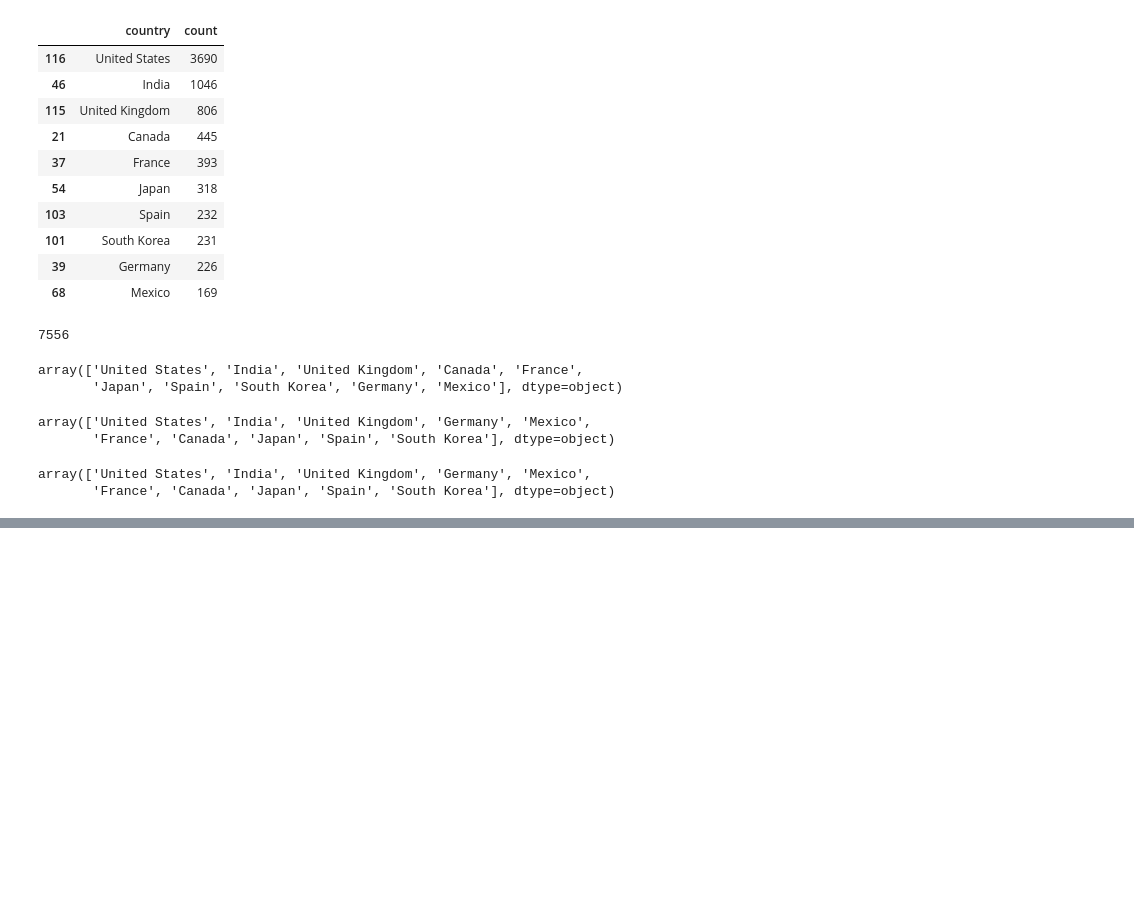
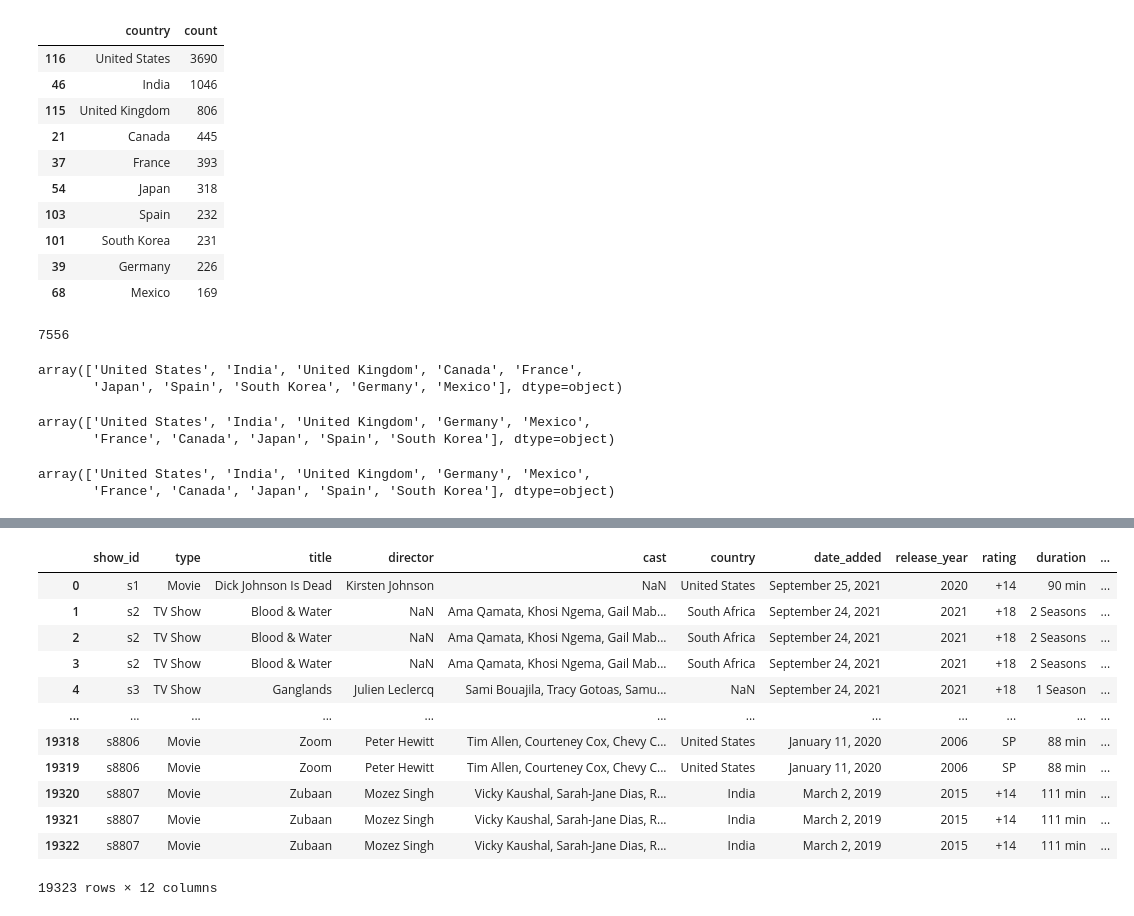
Before and after one commit to Adalab/DA-PROMO-B-MODULO-3-SPRINT-2-ANAIS-PAULA, a Jupyter notebook: directors.ipynb, the cells around one changed output, grey strips where cells are left out. Saved outputs shown, nothing was run; the diff lists cells and outputs as text; code cells hidden in the pictures; blank space fills up the shorter version.

```diff
--- a/directors.ipynb
+++ b/directors.ipynb
@@ -341,0 +360,10 @@ array(['United States', 'India', 'United Kingdom', 'Germany', 'Mexico',
+# %%
+dfl = dfl.explode('listed_in')
+# %%
+def espais (col):
+    try:
+        return col.strip()
+    except:
+        pass
+# %%
+dfl['listed_in'] = dfl['listed_in'].apply(espais)
@@ -341,0 +402,18 @@ array(['United States', 'India', 'United Kingdom', 'Germany', 'Mexico',
+# %%
+dfl = dfl.reset_index().drop('index', axis=1)
+# %%
+dfl
+# %% [output]
+|  | show_id | type | title | director | cast | country | date_added | release_year | rating | duration | ... |
+| 0 | s1 | Movie | Dick Johnson Is Dead | Kirsten Johnson | NaN | United States | September 25, 2021 | 2020 | +14 | 90 min | ... |
+| 1 | s2 | TV Show | Blood & Water | NaN | Ama Qamata, Khosi Ngema, Gail Mab... | South Africa | September 24, 2021 | 2021 | +18 | 2 Seasons | ... |
+| 2 | s2 | TV Show | Blood & Water | NaN | Ama Qamata, Khosi Ngema, Gail Mab... | South Africa | September 24, 2021 | 2021 | +18 | 2 Seasons | ... |
+| 3 | s2 | TV Show | Blood & Water | NaN | Ama Qamata, Khosi Ngema, Gail Mab... | South Africa | September 24, 2021 | 2021 | +18 | 2 Seasons | ... |
+| 4 | s3 | TV Show | Ganglands | Julien Leclercq | Sami Bouajila, Tracy Gotoas, Samu... | NaN | September 24, 2021 | 2021 | +18 | 1 Season | ... |
+| ... | ... | ... | ... | ... | ... | ... | ... | ... | ... | ... | ... |
+| 19318 | s8806 | Movie | Zoom | Peter Hewitt | Tim Allen, Courteney Cox, Chevy C... | United States | January 11, 2020 | 2006 | SP | 88 min | ... |
+| 19319 | s8806 | Movie | Zoom | Peter Hewitt | Tim Allen, Courteney Cox, Chevy C... | United States | January 11, 2020 | 2006 | SP | 88 min | ... |
+| 19320 | s8807 | Movie | Zubaan | Mozez Singh | Vicky Kaushal, Sarah-Jane Dias, R... | India | March 2, 2019 | 2015 | +14 | 111 min | ... |
+| 19321 | s8807 | Movie | Zubaan | Mozez Singh | Vicky Kaushal, Sarah-Jane Dias, R... | India | March 2, 2019 | 2015 | +14 | 111 min | ... |
+| 19322 | s8807 | Movie | Zubaan | Mozez Singh | Vicky Kaushal, Sarah-Jane Dias, R... | India | March 2, 2019 | 2015 | +14 | 111 min | ... |
+19323 rows × 12 columns
```
Also changed, not shown: parts of 14 cells of this notebook, 2 other files.
